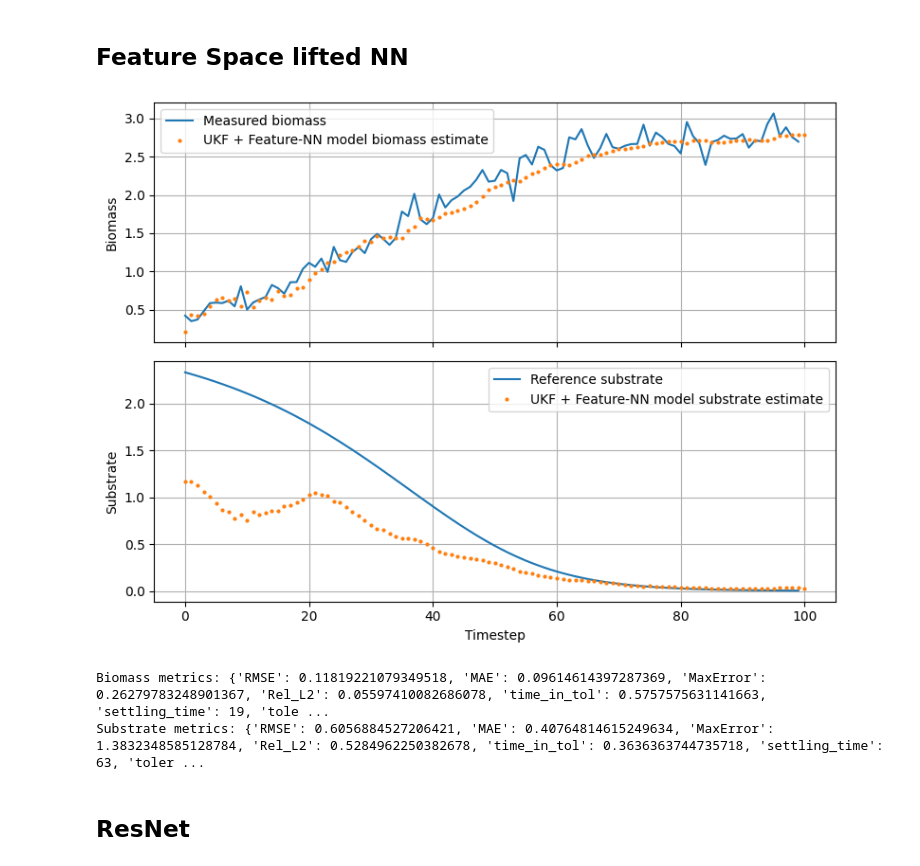
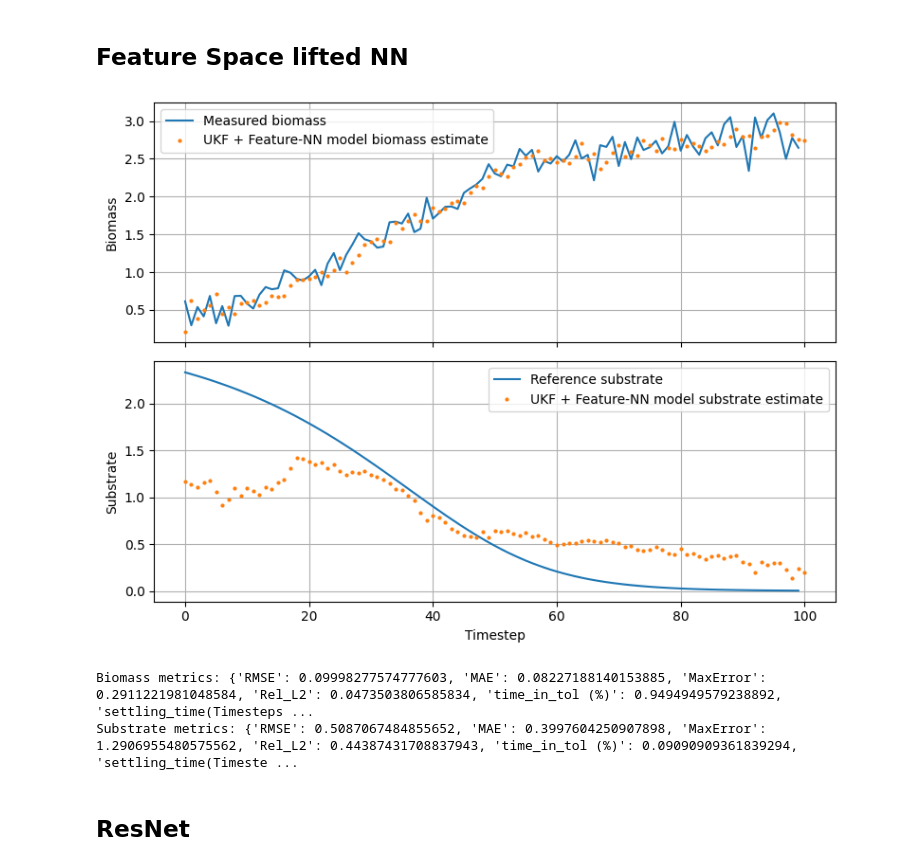
Before and after one commit to therealtoby1/Master, a Jupyter notebook: Cell_growth_integro_diff_Batch.ipynb, the cells around one changed output. Saved outputs shown, nothing was run; the diff lists cells and outputs as text; code cells hidden in the pictures.

```diff
--- a/Cell_growth_integro_diff_Batch.ipynb
+++ b/Cell_growth_integro_diff_Batch.ipynb
@@ -518,22 +538,18 @@ norm_scales=torch.load("Training_data_integro_diff_batch/normalization_scales.pt
 the way i set it up the UKF takes place in the normalized space (otherwise the numbers get too big--> Nan values), so the user passes n_max and s_max (that was used in the training and can be found in the normalization_scales.pkl) and can also assign the covariance matrices. in the end i plot the stuff
 # %%
 #load dataset for comparison
-with open("Training_data_integro_diff_batch\Dataset_validation_integro_diff_Batch.pkl", "rb") as f:
+with open("Training_data_integro_diff_batch\Dataset_validation_integro_diff_Batch_for_plots.pkl", "rb") as f:
     Dataset_validation = pickle.load(f)
 
-N_pde= Dataset_validation[10]["n"]
-S_pde=Dataset_validation[10]["S"]
+N_pde= Dataset_validation[0]["n"]
+S_pde=Dataset_validation[0]["S"]
 biomass_measurement= (N_pde  * m[:,None]).sum(axis=0) * delta_m
 
 noise_std = 0.05 * biomass_measurement.max()   # e.g. 5% of max biomass
 biomass_noisy = biomass_measurement + np.random.normal(0, noise_std, size=biomass_measurement.shape)
 
-m_torch=torch.linspace(0,2e-10,M)
-delta_m_torch=(m_torch[1]-m_torch[0]).item()
-
-
-n0 = torch.tensor(Dataset_validation[10]["n"][:, 0], dtype=torch.float32)/2
-s0 = torch.tensor(Dataset_validation[10]["S"][0], dtype=torch.float32)/2
+n0 = torch.tensor(Dataset_validation[0]["n"][:, 0], dtype=torch.float32)/2
+s0 = torch.tensor(Dataset_validation[0]["S"][0], dtype=torch.float32)/2
 x0 = torch.cat([n0, s0.view(1)], 0)
 
 
@@ -583,7 +776,7 @@ ukf_classic_NN.plot_results(
 # %% [markdown]
 ## Feature Space lifted NN
 # %%
-f = lambda x, u=None: obs.f_model_NN_feature_space(model_feature_space, x, degree=2, steps=1)
+f = lambda x, u=None: obs.f_model_NN_feature_space(model_feature_space, x, degree=3, steps=1)
 ukf_feature_NN = obs.UKF(state_dim=M+1,
                          meas_dim=1,
                          f_model=f,
@@ -593,39 +786,39 @@ ukf_feature_NN = obs.UKF(state_dim=M+1,
 
 ukf_feature_NN.set_initial_state(x0)            # applies normalization so the model doesn’t result in NaNs
 ukf_feature_NN.P = torch.eye(ukf_feature_NN.n) * 1e-1   # bigger initial uncertainty
-ukf_feature_NN.Q = torch.eye(ukf_feature_NN.n) * 1e-4
+ukf_feature_NN.Q = torch.eye(ukf_feature_NN.n) * 1e-3
 ukf_feature_NN.R = 0.05 * biomass_measurement.max()
 
 X_estimates = ukf_feature_NN.run(U_seq=None,
                                  Y_seq=torch.tensor(biomass_noisy, dtype=torch.float32))
 
 # --------- PLOTS ---------
 # 1) biomass: measured vs estimated
 ukf_feature_NN.plot_results(
     X_estimates,
     biomass_noisy,
     S_reference=S_pde,
     m_torch=m_torch,
     delta_m_torch=delta_m_torch,
     title_prefix="UKF + Feature-NN model"
 )
 metrics = ukf_feature_NN.evaluate_errors(
     X_estimates,
     biomass_true=biomass_measurement,
     S_true=S_pde,
     m_torch=m_torch,
     delta_m_torch=delta_m_torch,
-    rel_tol=0.05,   # 5% tolerance
+    rel_tol=0.10,   # 10% tolerance
     abs_tol=1e-3,   # absolute floor
     window=10       # must stay within tol for 10 steps
 )
 
 print("Biomass metrics:", metrics["biomass"])
 print("Substrate metrics:", metrics["substrate"])
 # %% [output]
-[figure, old version]
+[figure, new version]
-Biomass metrics: {'RMSE': 0.11819221079349518, 'MAE': 0.09614614397287369, 'MaxError': 0.26279783248901367, 'Rel_L2': 0.05597410082686078, 'time_in_tol': 0.5757575631141663, 'settling_time': 19, 'tole ...
-Substrate metrics: {'RMSE': 0.6056884527206421, 'MAE': 0.40764814615249634, 'MaxError': 1.3832348585128784, 'Rel_L2': 0.5284962250382678, 'time_in_tol': 0.3636363744735718, 'settling_time': 63, 'toler ...
+Biomass metrics: {'RMSE': 0.09998277574777603, 'MAE': 0.08227188140153885, 'MaxError': 0.2911221981048584, 'Rel_L2': 0.0473503806585834, 'time_in_tol (%)': 0.9494949579238892, 'settling_time(Timesteps ...
+Substrate metrics: {'RMSE': 0.5087067484855652, 'MAE': 0.3997604250907898, 'MaxError': 1.2906955480575562, 'Rel_L2': 0.44387431708837943, 'time_in_tol (%)': 0.09090909361839294, 'settling_time(Timeste ...
 # %% [markdown]
 ## ResNet
 # %%
```
Also changed, not shown: parts of 10 cells of this notebook, 7 other files.
